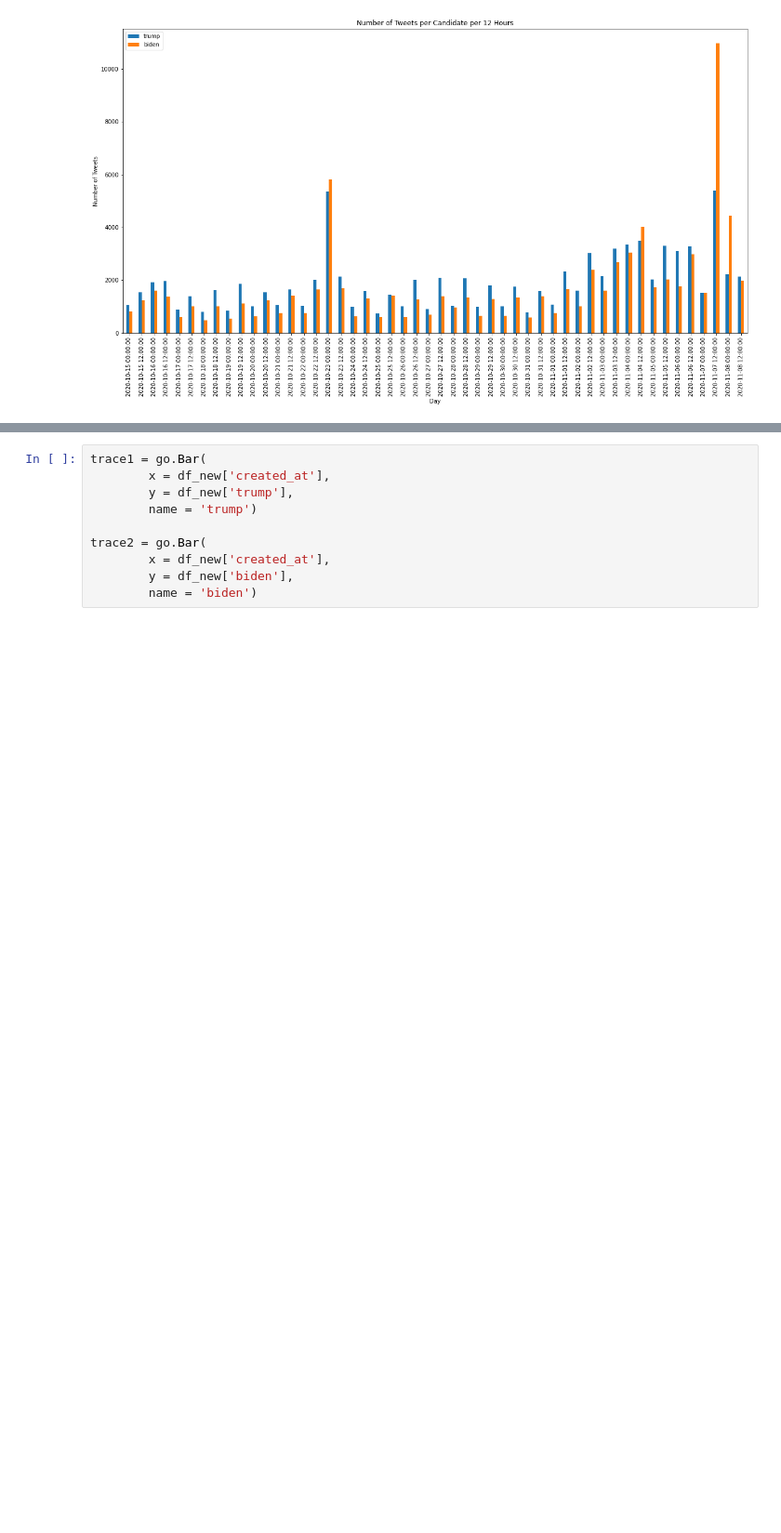
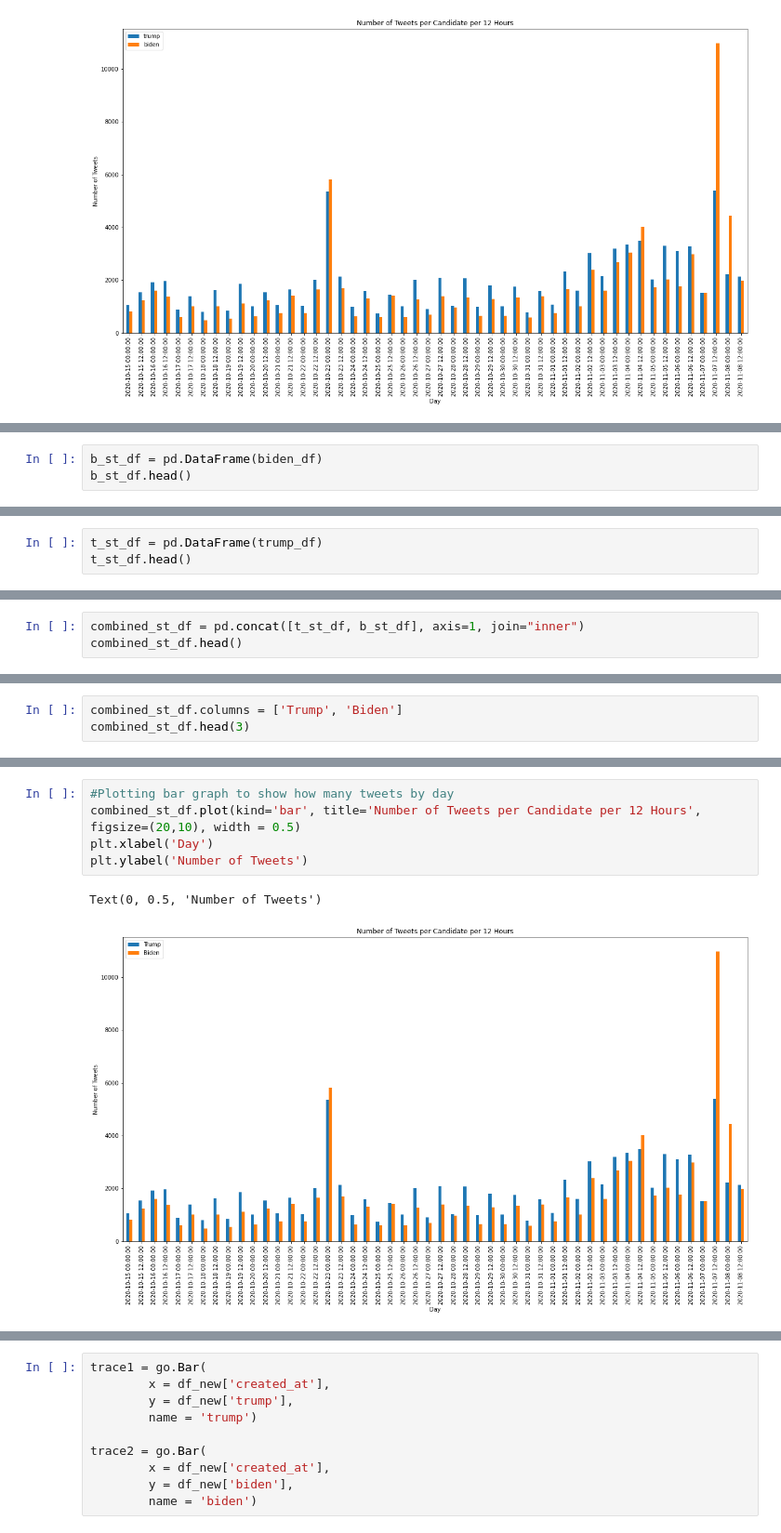
Before and after one commit to olivedisaster/Project-2, a Jupyter notebook: write_data_rs_bmw.ipynb, the cells around one changed output, grey strips where cells are left out. Shown: that part at 93% size. Saved outputs shown, nothing was run; the diff lists cells and outputs as text; blank space fills up the shorter version.

```diff
--- a/write_data_rs_bmw.ipynb
+++ b/write_data_rs_bmw.ipynb
@@ -508,0 +582,3 @@ Text(0, 0.5, 'Number of Tweets')
+# %%
+b_st_df = pd.DataFrame(biden_df)
+b_st_df.head()
@@ -508,0 +593,3 @@ Text(0, 0.5, 'Number of Tweets')
+# %%
+t_st_df = pd.DataFrame(trump_df)
+t_st_df.head()
@@ -508,0 +604,3 @@ Text(0, 0.5, 'Number of Tweets')
+# %%
+combined_st_df = pd.concat([t_st_df, b_st_df], axis=1, join="inner")
+combined_st_df.head()
@@ -508,0 +615,3 @@ Text(0, 0.5, 'Number of Tweets')
+# %%
+combined_st_df.columns = ['Trump', 'Biden']
+combined_st_df.head(3)
@@ -509,2 +645,10 @@ Text(0, 0.5, 'Number of Tweets')
+# %%
+#Plotting bar graph to show how many tweets by day
+combined_st_df.plot(kind='bar', title='Number of Tweets per Candidate per 12 Hours', figsize=(20,10), width = 0.5)
+plt.xlabel('Day')
+plt.ylabel('Number of Tweets')
+# %% [output]
+Text(0, 0.5, 'Number of Tweets')
+[figure, added]
 # %%
 import plotly.graph_objs as go
```
Also changed, not shown: parts of 18 cells of this notebook, 5 other files.
